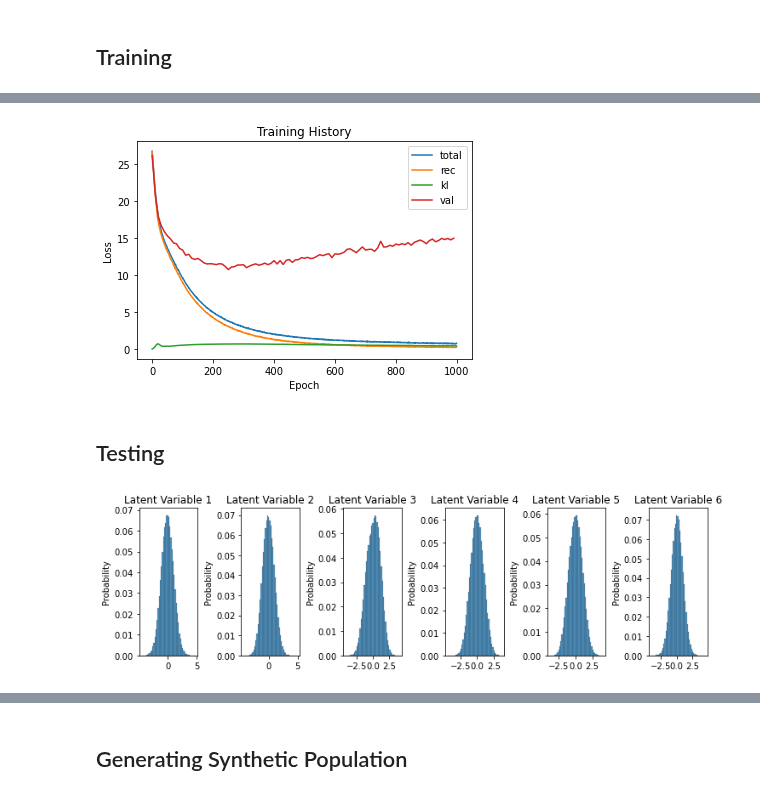
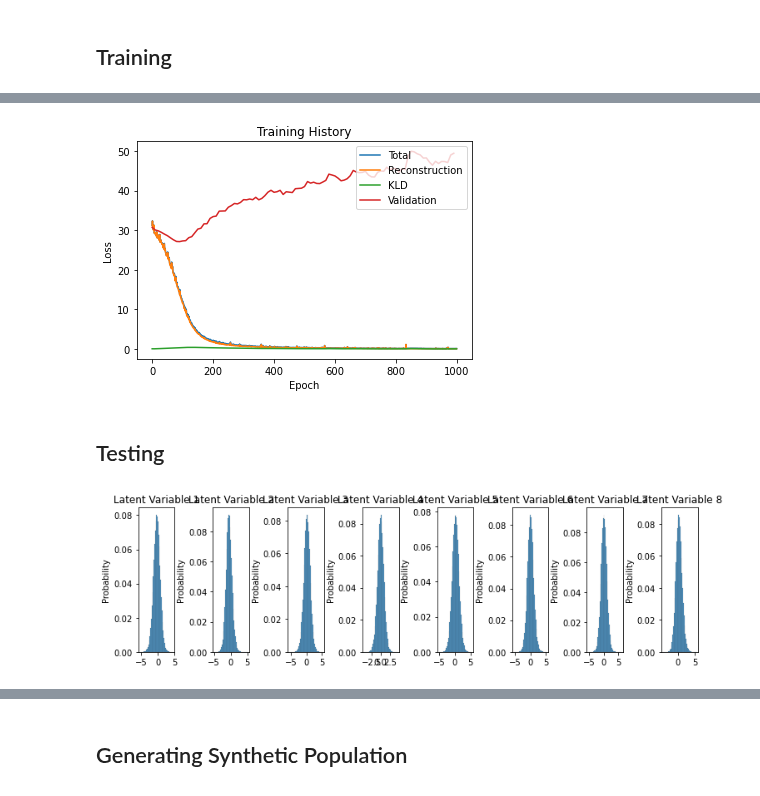
Before and after one commit to zackAemmer/generative_synthesis, a Jupyter notebook: person_synthesizer.ipynb, the cells around one changed output, grey strips where cells are left out. Cells and saved outputs as stored; diff of their text form; code cells hidden in the pictures.

```diff
--- a/person_synthesizer.ipynb
+++ b/person_synthesizer.ipynb
@@ -23,7 +23,7 @@ h_df = pd.read_csv("data/PUMS_2017_5YR_WA/psam_h53.csv")
 
 # Filter to desired variables (numeric then categorical)
 pums_data_h = h_df[['SERIALNO','HINCP','NP','VEH','BLD','ACCESS']]
-pums_data_p = p_df[['SERIALNO','AGEP','JWMNP','SEX','SCHL','COW','DPHY','DEYE','DREM','DOUT','RAC1P']]
+pums_data_p = p_df[['SERIALNO','PINCP','AGEP','JWMNP','SEX','SCHL','MAR','COW','DPHY','DEYE','DREM','RAC1P']]
 del h_df
 del p_df
 pums_data = pd.merge(pums_data_p, pums_data_h, on='SERIALNO')
@@ -33,6 +33,8 @@ pums_data = pums_data.drop(labels=['SERIALNO'], axis=1)
 pums_data['HINCP'], hincp_bins = pd.qcut(pums_data['HINCP'], q=10, labels=False, retbins=True)
 pums_data['AGEP'], agep_bins = pd.qcut(pums_data['AGEP'], q=10, labels=False, retbins=True)
 pums_data['JWMNP'], jwmnp_bins = pd.qcut(pums_data['JWMNP'], q=10, labels=False, retbins=True)
+pums_data['PINCP'], pincp_bins = pd.qcut(pums_data['PINCP'], q=10, labels=False, retbins=True)
+
 
 # Remove NA values and check n before/after
 print(f"Dataset n={len(pums_data)} pre-cleaning")
@@ -108,7 +110,7 @@ model_data_df
 # %%
 # Separate into train/test data
 model_data = model_data_df.values
-train_idx = round(len(model_data)*.0007)
+train_idx = round(len(model_data)*.000007)
 train_data = model_data[0:train_idx,:]
 test_data = model_data[train_idx:len(model_data),:]
 
@@ -129,11 +131,11 @@ Training on 105 samples
 # [99.60163021087646, 6.652237892150879, 0.028944710845045213, 0.0071278053533916155, [1024, 1000, 8, 16, 0.05]]
 
 # Hyperparameters
-BATCH_SIZE = 512
+BATCH_SIZE = 1024
 EPOCHS = 1000
-LATENT_DIM = 6
-HIDDEN_DIM = 64
-KL_WEIGHT = .1
+LATENT_DIM = 8
+HIDDEN_DIM = 16
+KL_WEIGHT = .05
 # %% [markdown]
 ## Training
 # %%
@@ -258,16 +260,16 @@ Epoch 1000/1000
 # %%
 # Plot model loss/training progress
 plt.plot(history.history['tot_loss'])
 plt.plot(history.history['rec_loss'])
 plt.plot(history.history['kl_loss'])
 plt.plot(val_epochs, val_loss)
 plt.title("Training History")
 plt.ylabel("Loss")
 plt.xlabel("Epoch")
-plt.legend(["total","rec","kl","val"], loc="upper right")
+plt.legend(["Total","Reconstruction","KLD","Validation"], loc="upper right")
 plt.show()
 # %% [output]
-[figure, old version]
+[figure, new version]
 # %% [markdown]
 ## Testing
 # %%
@@ -282,7 +284,7 @@ for i in range(LATENT_DIM):
     sns.histplot(z[:,i], ax=axes[i], bins=50, stat="probability")
     axes[i].set_title(f"Latent Variable {i+1}")
 # %% [output]
-[figure, old version]
+[figure, new version]
 # %%
 # Draw predictions from test data
 results = vae.predict(test_data)
```
Also changed, not shown: parts of 12 cells of this notebook, 3 other files.
